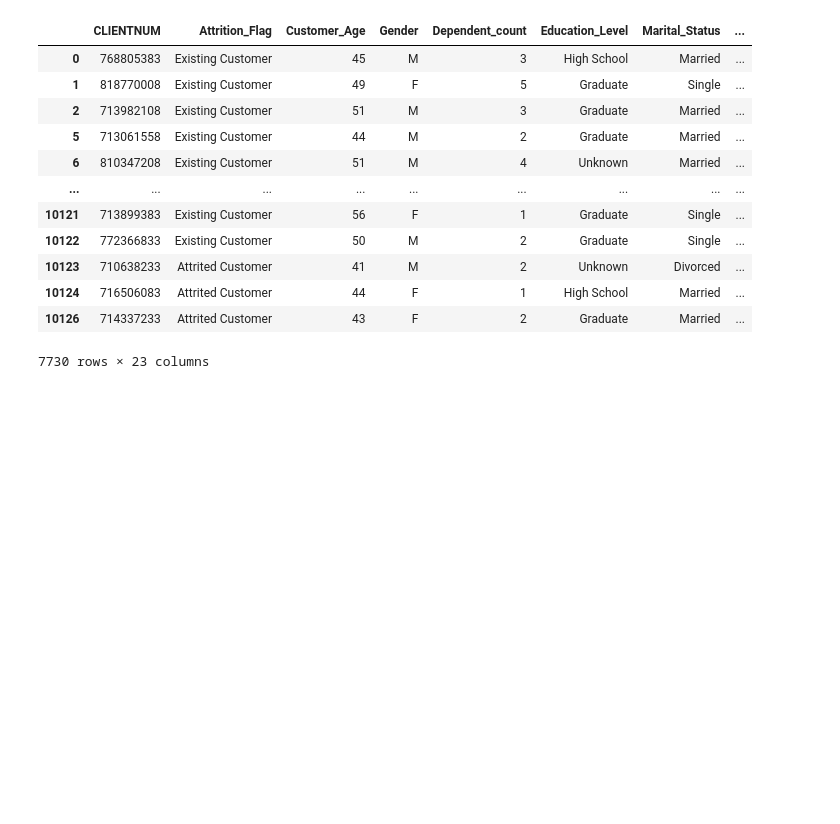
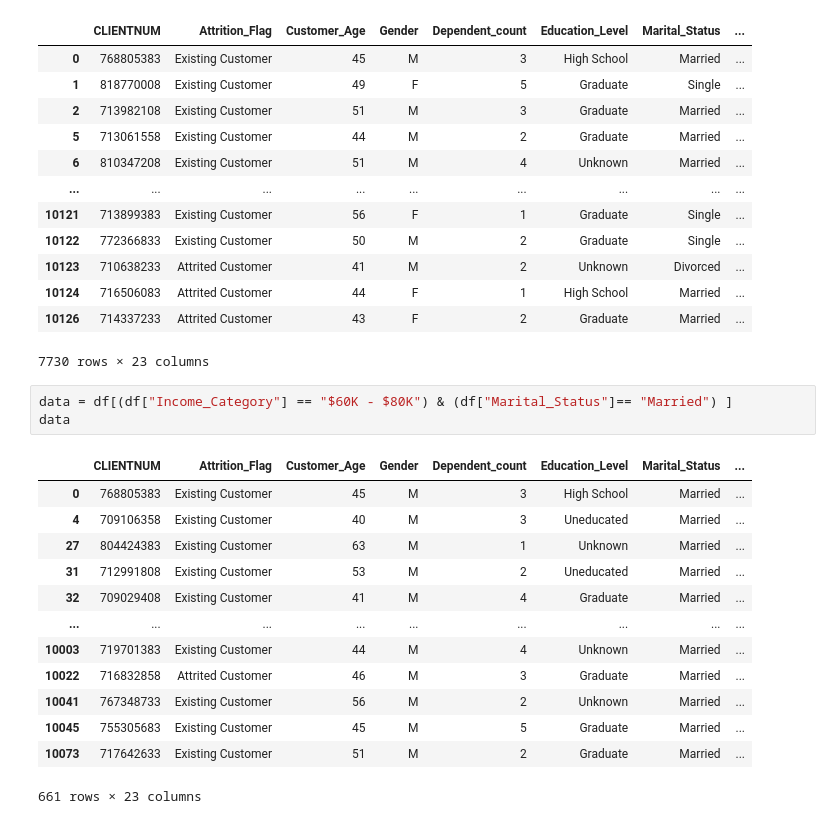
Before and after one commit to vijaypatha/data-manipulations, a Jupyter notebook: 01_Pandas-Objects.ipynb, the cells around one changed output. Drawn from its saved outputs; the diff is of its cells as text; blank space fills up the shorter version.

```diff
--- a/01_Pandas-Objects.ipynb
+++ b/01_Pandas-Objects.ipynb
@@ -163,3 +163,20 @@ df[df['Customer_Age']>40]
 | 10124 | 716506083 | Attrited Customer | 44 | F | 1 | High School | Married | ... |
 | 10126 | 714337233 | Attrited Customer | 43 | F | 2 | Graduate | Married | ... |
 7730 rows × 23 columns
+# %%
+data = df[(df["Income_Category"] == "$60K - $80K") & (df["Marital_Status"]== "Married") ]
+data
+# %% [output]
+|  | CLIENTNUM | Attrition_Flag | Customer_Age | Gender | Dependent_count | Education_Level | Marital_Status | ... |
+| 0 | 768805383 | Existing Customer | 45 | M | 3 | High School | Married | ... |
+| 4 | 709106358 | Existing Customer | 40 | M | 3 | Uneducated | Married | ... |
+| 27 | 804424383 | Existing Customer | 63 | M | 1 | Unknown | Married | ... |
+| 31 | 712991808 | Existing Customer | 53 | M | 2 | Uneducated | Married | ... |
+| 32 | 709029408 | Existing Customer | 41 | M | 4 | Graduate | Married | ... |
+| ... | ... | ... | ... | ... | ... | ... | ... | ... |
+| 10003 | 719701383 | Existing Customer | 44 | M | 4 | Unknown | Married | ... |
+| 10022 | 716832858 | Attrited Customer | 46 | M | 3 | Graduate | Married | ... |
+| 10041 | 767348733 | Existing Customer | 56 | M | 2 | Unknown | Married | ... |
+| 10045 | 755305683 | Existing Customer | 45 | M | 5 | Graduate | Married | ... |
+| 10073 | 717642633 | Existing Customer | 51 | M | 2 | Graduate | Married | ... |
+661 rows × 23 columns
```
Also changed, not shown: parts of 3 cells of this notebook.
